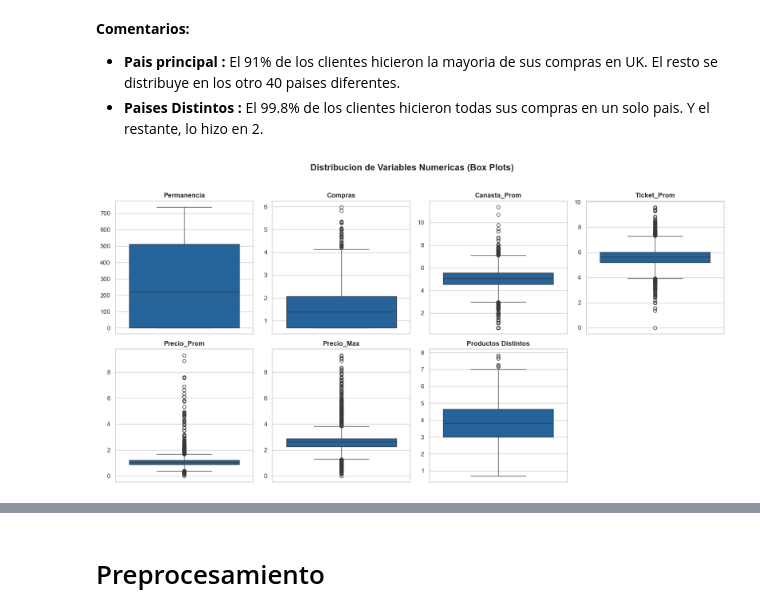
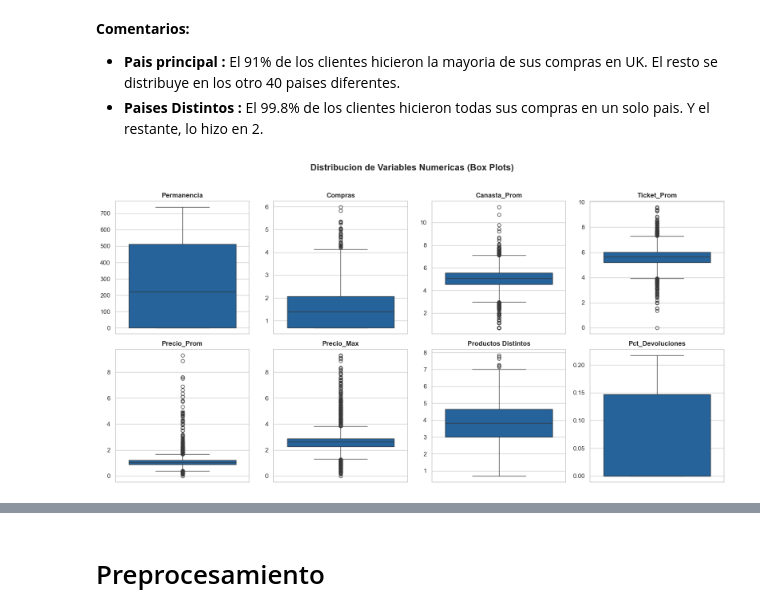
Before and after one commit to miguelblanco123/proyecto_final_aa, a Jupyter notebook: notebooks/notebook.ipynb, the cells around one changed output, grey strips where cells are left out. Saved outputs shown, nothing was run; the diff lists cells and outputs as text; code cells hidden in the pictures.

```diff
--- a/notebooks/notebook.ipynb
+++ b/notebooks/notebook.ipynb
@@ -491,33 +499,34 @@ cols_boxplot = [
     "Permanencia",
     "Compras",
     "Canasta_Prom", "Ticket_Prom", "Precio_Prom", "Precio_Max",
-    "Productos Distintos"
+    "Productos Distintos",
+    "Pct_Devoluciones"
 ]
 
 n_cols = 4
 n_rows = int(np.ceil(len(cols_boxplot) / n_cols))
 
 sns.set_theme(style="whitegrid")
 fig, axes = plt.subplots(n_rows, n_cols, figsize=(4 * n_cols, 4 * n_rows))
 axes = axes.flatten()
 
 fig.suptitle(
     "Distribucion de Variables Numericas (Box Plots)",
     fontsize=16,
     fontweight="bold",
     y=1.02,
 )
 
 for ax, col in zip(axes, cols_boxplot):
     sns.boxplot(y=df_customer_transformed[col], ax=ax, color="#1164ad")
     ax.set_title(col, fontweight="bold")
     ax.set_ylabel("")
 
 for ax in axes[len(cols_boxplot):]:
     ax.axis("off")
 
 plt.tight_layout()
 plt.show()
 sns.reset_defaults()
 # %% [output]
-[figure, old version]
+[figure, new version]
```
Also changed, not shown: parts of 25 cells of this notebook.
